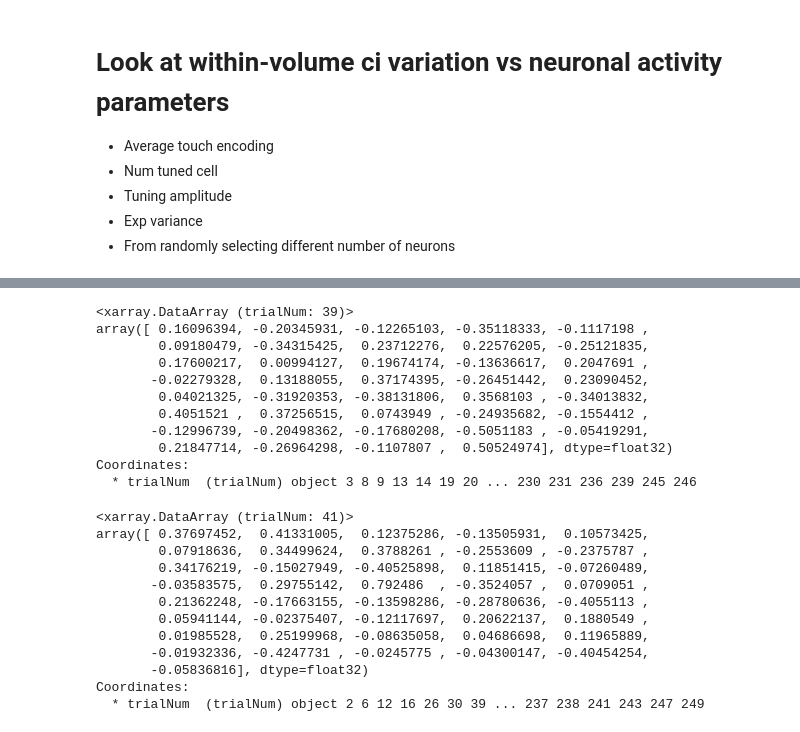
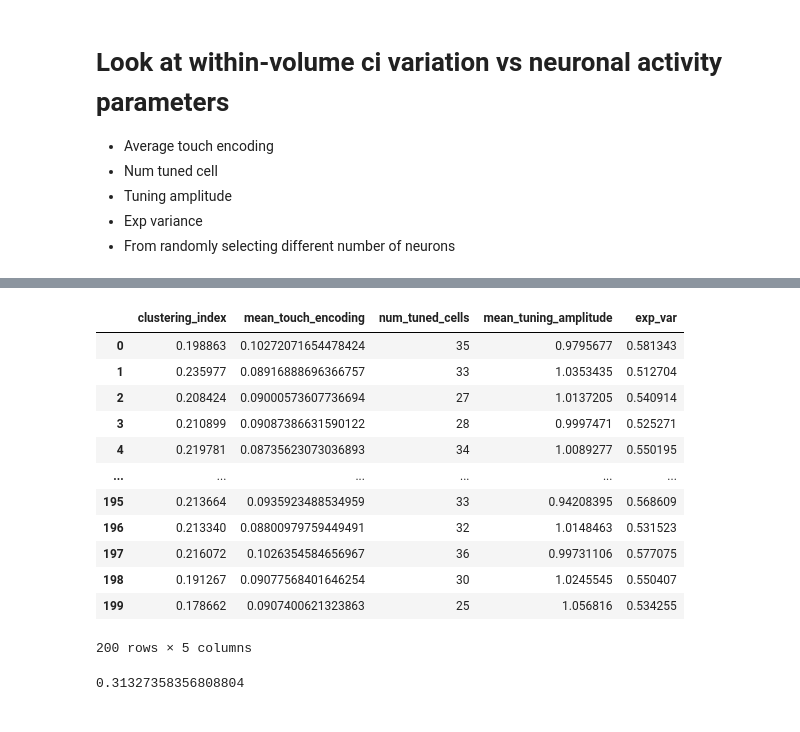
Before and after one commit to jkim0731/Neural-stretching-in-vS1, a Jupyter notebook: data_analysis/240423_clustering_index_variation_neuronal_activity.ipynb, the cells around one changed output, grey strips where cells are left out. Drawn from its saved outputs; the diff is of its cells as text; code cells hidden in the pictures.

```diff
--- a/data_analysis/240423_clustering_index_variation_neuronal_activity.ipynb
+++ b/data_analysis/240423_clustering_index_variation_neuronal_activity.ipynb
@@ -1272,30 +1306,0 @@ array(0.08481553)
-# %%
-tr_norm_sub = tr_norm.sel(cell_id=cell_ids)
-tr_norm_sub.sel(trialNum=response_df.query('pole_angle==45').trialNum.values).mean(dim='cell_id')
-# %% [output]
-<xarray.DataArray (trialNum: 39)>
-array([ 0.16096394, -0.20345931, -0.12265103, -0.35118333, -0.1117198 ,
-        0.09180479, -0.34315425,  0.23712276,  0.22576205, -0.25121835,
-        0.17600217,  0.00994127,  0.19674174, -0.13636617,  0.2047691 ,
-       -0.02279328,  0.13188055,  0.37174395, -0.26451442,  0.23090452,
-        0.04021325, -0.31920353, -0.38131806,  0.3568103 , -0.34013832,
-        0.4051521 ,  0.37256515,  0.0743949 , -0.24935682, -0.1554412 ,
-       -0.12996739, -0.20498362, -0.17680208, -0.5051183 , -0.05419291,
-        0.21847714, -0.26964298, -0.1107807 ,  0.50524974], dtype=float32)
-Coordinates:
-  * trialNum  (trialNum) object 3 8 9 13 14 19 20 ... 230 231 236 239 245 246
-# %%
-tr_norm_sub.sel(trialNum=response_df.query('pole_angle==135').trialNum.values).mean(dim='cell_id')
-# %% [output]
-<xarray.DataArray (trialNum: 41)>
-array([ 0.37697452,  0.41331005,  0.12375286, -0.13505931,  0.10573425,
-        0.07918636,  0.34499624,  0.3788261 , -0.2553609 , -0.2375787 ,
-        0.34176219, -0.15027949, -0.40525898,  0.11851415, -0.07260489,
-       -0.03583575,  0.29755142,  0.792486  , -0.3524057 ,  0.0709051 ,
-        0.21362248, -0.17663155, -0.13598286, -0.28780636, -0.4055113 ,
-        0.05941144, -0.02375407, -0.12117697,  0.20622137,  0.1880549 ,
-        0.01985528,  0.25199968, -0.08635058,  0.04686698,  0.11965889,
-       -0.01932336, -0.4247731 , -0.0245775 , -0.04300147, -0.40454254,
-       -0.05836816], dtype=float32)
-Coordinates:
-  * trialNum  (trialNum) object 2 6 12 16 26 30 39 ... 237 238 241 243 247 249
@@ -1308,8 +1307,3 @@ num_tuned_cells = len(cell_id_tuned)
-# %%
-mean_45 = tr_norm_sub.sel(trialNum=response_df.query('pole_angle==45').trialNum.values,
-                            cell_id=cell_id_tuned).mean()
-mean_135 = tr_norm_sub.sel(trialNum=response_df.query('pole_angle==135').trialNum.values,
-                            cell_id=cell_id_tuned).mean()
 # %%
 angles=None
 pca_specific=False
@@ -1355,9 +1349,10 @@ for ri in range(num_repeat):
 
     # mean tuning amplitude from tuned cells
     mean_45 = tr_norm_sub.sel(trialNum=response_df.query('pole_angle==45').trialNum.values,
-                              cell_id=cell_id_tuned).mean()
+                              cell_id=cell_id_tuned).mean(dim='trialNum')
     mean_135 = tr_norm_sub.sel(trialNum=response_df.query('pole_angle==135').trialNum.values,
-                                cell_id=cell_id_tuned).mean()
+                                cell_id=cell_id_tuned).mean(dim='trialNum')
+    mean_tuning_amplitude = np.abs(mean_45 - mean_135).mean().values
 
     pca = PCA()
     pca.fit(tr_norm_sub)
@@ -1398,5 +1393,28 @@ for ri in range(num_repeat):
     clustering_index_repeats = clustering_index_repeats.append({'clustering_index': np.mean(clustering_index_trial),
                                                                 'mean_touch_encoding': mean_touch_encoding,
                                                                 'num_tuned_cells': num_tuned_cells,
-                                                                'mean_tuning_amplitude': (mean_45 - mean_135).values,
+                                                                'mean_tuning_amplitude': mean_tuning_amplitude.astype(float),
                                                                 'exp_var': exp_var}, ignore_index=True)
+clustering_index_repeats.mean_touch_encoding = clustering_index_repeats.mean_touch_encoding.astype(float)
+clustering_index_repeats.mean_tuning_amplitude = clustering_index_repeats.mean_tuning_amplitude.astype(float)
+clustering_index_repeats.num_tuned_cells = clustering_index_repeats.num_tuned_cells.astype(float)
+# %%
+clustering_index_repeats
+# %% [output]
+|  | clustering_index | mean_touch_encoding | num_tuned_cells | mean_tuning_amplitude | exp_var |
+| 0 | 0.198863 | 0.10272071654478424 | 35 | 0.9795677 | 0.581343 |
+| 1 | 0.235977 | 0.08916888696366757 | 33 | 1.0353435 | 0.512704 |
+| 2 | 0.208424 | 0.09000573607736694 | 27 | 1.0137205 | 0.540914 |
+| 3 | 0.210899 | 0.09087386631590122 | 28 | 0.9997471 | 0.525271 |
+| 4 | 0.219781 | 0.08735623073036893 | 34 | 1.0089277 | 0.550195 |
+| ... | ... | ... | ... | ... | ... |
+| 195 | 0.213664 | 0.0935923488534959 | 33 | 0.94208395 | 0.568609 |
+| 196 | 0.213340 | 0.08800979759449491 | 32 | 1.0148463 | 0.531523 |
+| 197 | 0.216072 | 0.1026354584656967 | 36 | 0.99731106 | 0.577075 |
+| 198 | 0.191267 | 0.09077568401646254 | 30 | 1.0245545 | 0.550407 |
+| 199 | 0.178662 | 0.0907400621323863 | 25 | 1.056816 | 0.534255 |
+200 rows × 5 columns
+# %%
+clustering_index_repeats.clustering_index.corr(clustering_index_repeats.exp_var)
+# %% [output]
+0.31327358356808804
```
Also changed, not shown: parts of 10 cells of this notebook.
